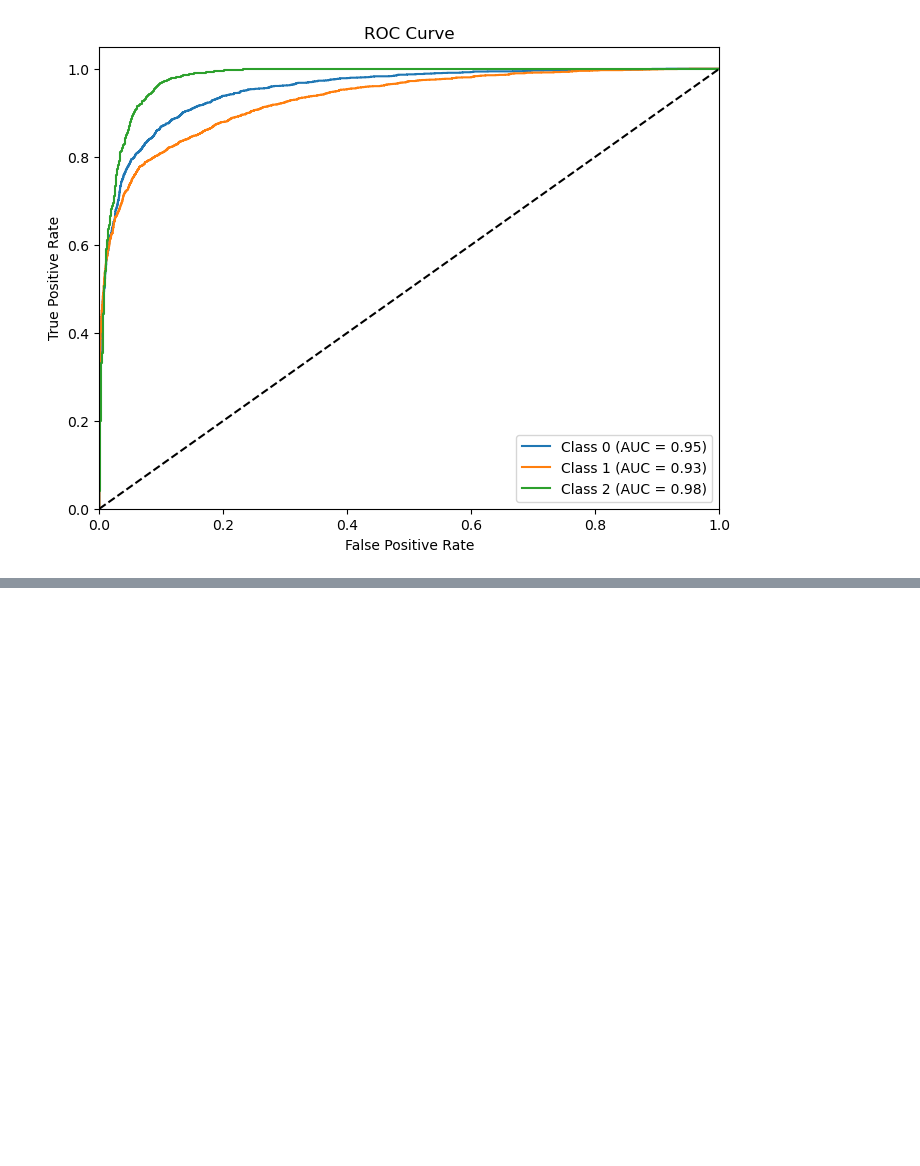
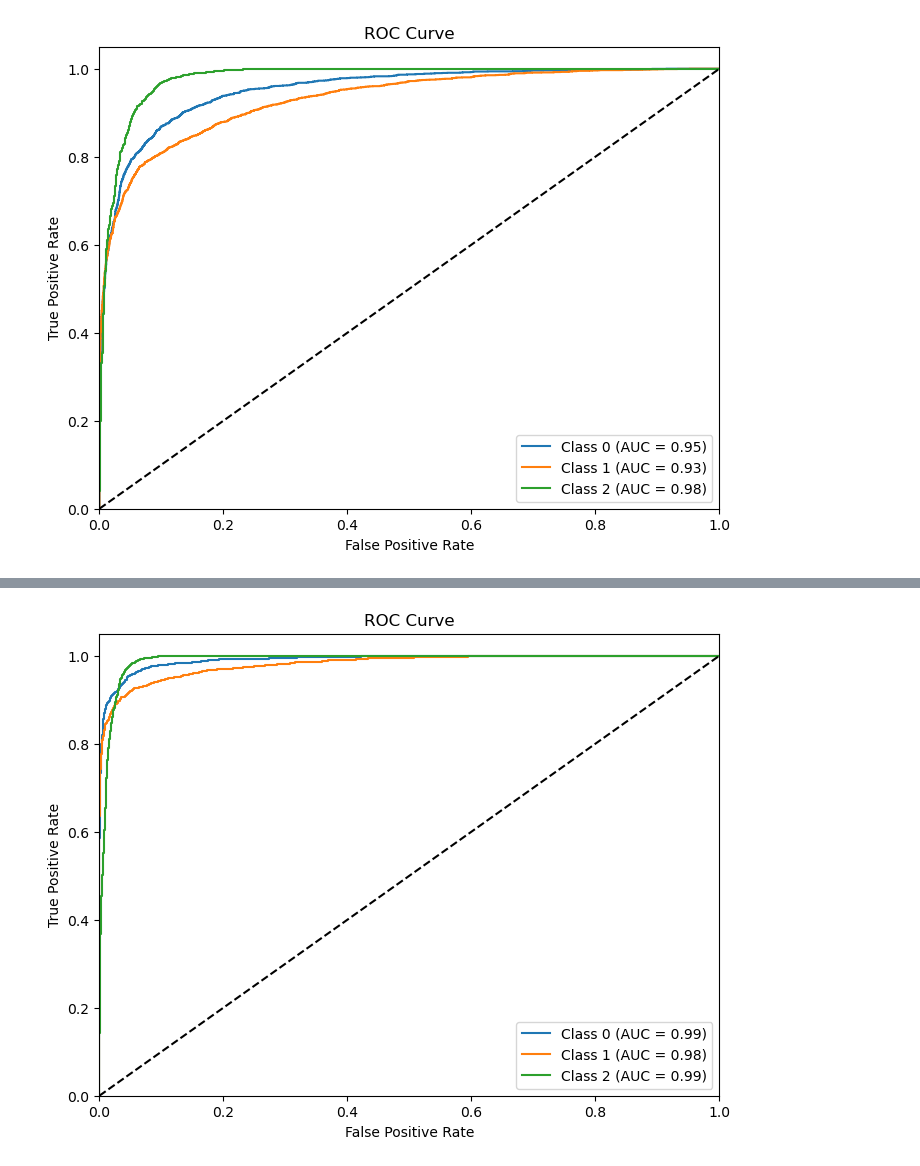
Before and after one commit to dby516/deeplense_test, a Jupyter notebook: test1/scripts/eval.ipynb, the cells around one changed output, grey strips where cells are left out. Saved outputs shown, nothing was run; the diff lists cells and outputs as text; code cells hidden in the pictures; blank space fills up the shorter version.

```diff
--- a/test1/scripts/eval.ipynb
+++ b/test1/scripts/eval.ipynb
@@ -95,0 +139,7 @@ plt.show()
+# %%
+# Binarize labels for multi-class ROC
+y_true_bin = label_binarize(y_true, classes=[2, 1, 0])
+
+view_results(y_true_bin, y_scores)
+# %% [output]
+[figure, added]
```
Also changed, not shown: parts of 5 cells of this notebook, 10 other files.
